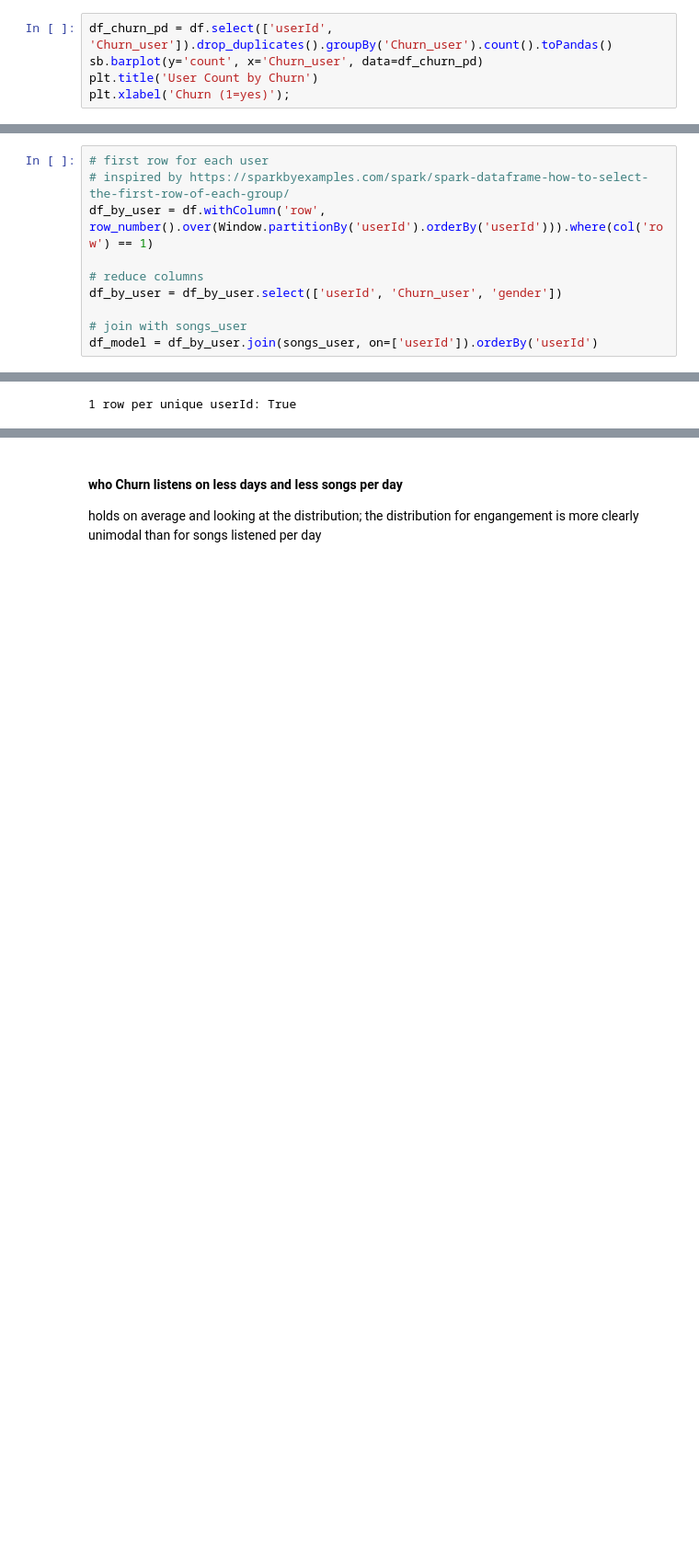
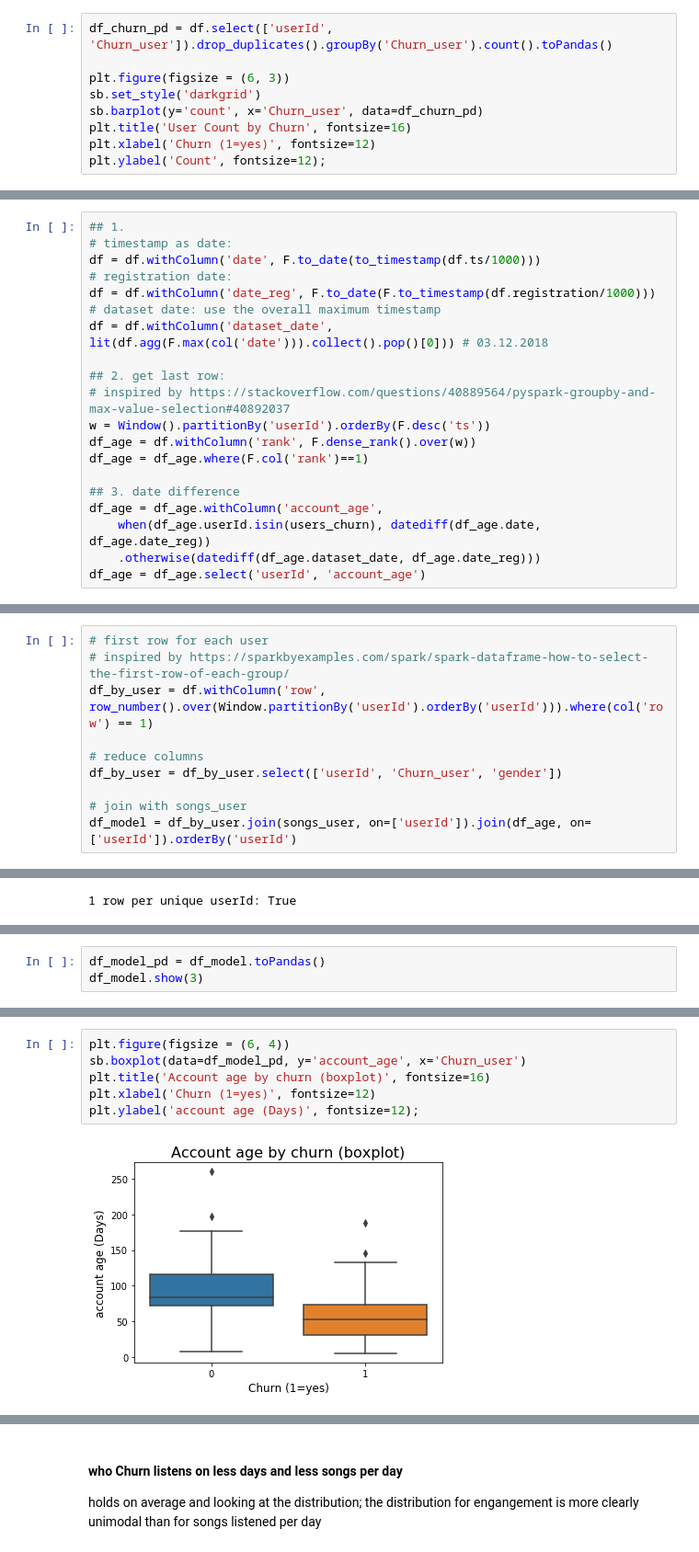
Before and after one commit to dabln/Sparkify, a Jupyter notebook: Sparkify.ipynb, the cells around one changed output, grey strips where cells are left out. Shown: that part at 92% size. Saved outputs shown, nothing was run; the diff lists cells and outputs as text; blank space fills up the shorter version.

Commit message:
Adding feature to model

```diff
--- a/Sparkify.ipynb
+++ b/Sparkify.ipynb
@@ -274,5 +168,9 @@ df.select(['userId', 'firstName', 'ts', 'page', 'level', 'Churn']).where(df.user
 # %%
 df_churn_pd = df.select(['userId', 'Churn_user']).drop_duplicates().groupBy('Churn_user').count().toPandas()
+
+plt.figure(figsize = (6, 3))
+sb.set_style('darkgrid')
 sb.barplot(y='count', x='Churn_user', data=df_churn_pd)
-plt.title('User Count by Churn')
-plt.xlabel('Churn (1=yes)');
+plt.title('User Count by Churn', fontsize=16)
+plt.xlabel('Churn (1=yes)', fontsize=12)
+plt.ylabel('Count', fontsize=12);
@@ -431,0 +313,20 @@ songs_user.where(songs_user.userId == 39).show() # listens on all days
+# %%
+## 1.
+# timestamp as date:
+df = df.withColumn('date', F.to_date(to_timestamp(df.ts/1000)))
+# registration date:
+df = df.withColumn('date_reg', F.to_date(F.to_timestamp(df.registration/1000)))
+# dataset date: use the overall maximum timestamp
+df = df.withColumn('dataset_date', lit(df.agg(F.max(col('date'))).collect().pop()[0])) # 03.12.2018
+
+## 2. get last row:
+# inspired by https://stackoverflow.com/questions/40889564/pyspark-groupby-and-max-value-selection#40892037
+w = Window().partitionBy('userId').orderBy(F.desc('ts'))
+df_age = df.withColumn('rank', F.dense_rank().over(w))
+df_age = df_age.where(F.col('rank')==1)
+
+## 3. date difference
+df_age = df_age.withColumn('account_age',
+    when(df_age.userId.isin(users_churn), datediff(df_age.date, df_age.date_reg))
+    .otherwise(datediff(df_age.dataset_date, df_age.date_reg)))
+df_age = df_age.select('userId', 'account_age')
@@ -447,4 +394,4 @@ df_by_user = df.withColumn('row', row_number().over(Window.partitionBy('userId')
 df_by_user = df_by_user.select(['userId', 'Churn_user', 'gender'])
 
 # join with songs_user
-df_model = df_by_user.join(songs_user, on=['userId']).orderBy('userId')
+df_model = df_by_user.join(songs_user, on=['userId']).join(df_age, on=['userId']).orderBy('userId')
@@ -468,0 +427,3 @@ only showing top 3 rows
+# %%
+df_model_pd = df_model.toPandas()
+df_model.show(3)
@@ -468,0 +455,8 @@ only showing top 3 rows
+# %%
+plt.figure(figsize = (6, 4))
+sb.boxplot(data=df_model_pd, y='account_age', x='Churn_user')
+plt.title('Account age by churn (boxplot)', fontsize=16)
+plt.xlabel('Churn (1=yes)', fontsize=12)
+plt.ylabel('account age (Days)', fontsize=12);
+# %% [output]
+[figure, added]
```
Also changed, not shown: parts of 131 cells of this notebook.
